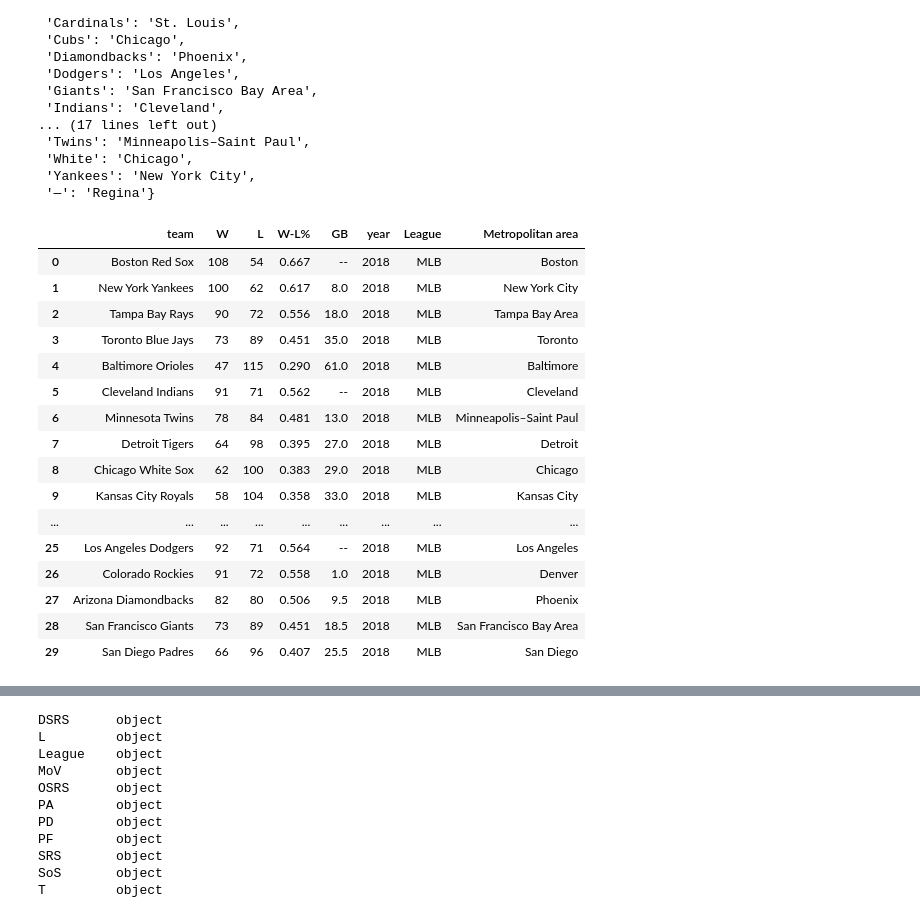
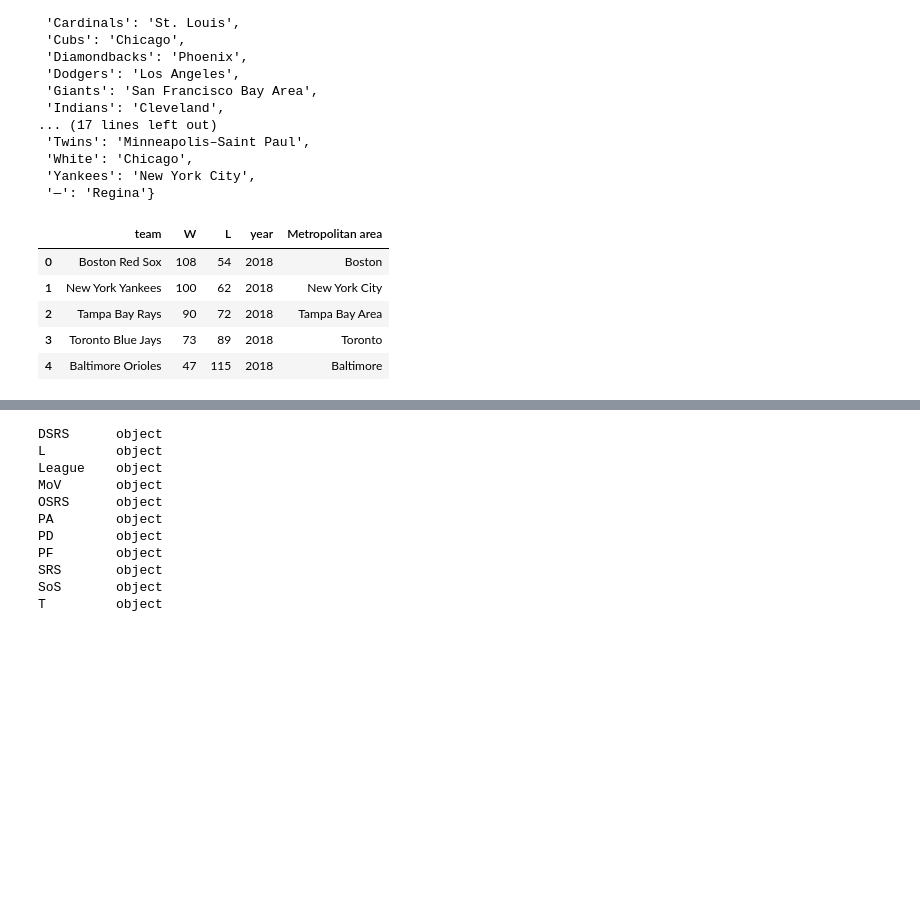
Before and after one commit to Aafaaq77/appliedDataSciencewithPython, a Jupyter notebook: P4DataScienceAssigment4.ipynb, the cells around one changed output, grey strips where cells are left out. Cells and saved outputs as stored; diff of their text form; code cells hidden in the pictures; blank space fills up the shorter version.

```diff
--- a/P4DataScienceAssigment4.ipynb
+++ b/P4DataScienceAssigment4.ipynb
@@ -531,3 +409,6 @@ mlb_df
+# %%
+cols = ['team', 'W', 'L', 'year']
+mlb_df = mlb_df[cols]
 # %%
 mlb_df.dtypes
 # %% [output]
@@ -602,25 +465,14 @@ def create_region(row):
 
 mlb_df['Metropolitan area'] = mlb_df.apply(create_region, axis=1)
 # %%
-mlb_df
+mlb_df.head()
 # %% [output]
-|  | team | W | L | W-L% | GB | year | League | Metropolitan area |
-| 0 | Boston Red Sox | 108 | 54 | 0.667 | -- | 2018 | MLB | Boston |
-| 1 | New York Yankees | 100 | 62 | 0.617 | 8.0 | 2018 | MLB | New York City |
-| 2 | Tampa Bay Rays | 90 | 72 | 0.556 | 18.0 | 2018 | MLB | Tampa Bay Area |
-| 3 | Toronto Blue Jays | 73 | 89 | 0.451 | 35.0 | 2018 | MLB | Toronto |
-| 4 | Baltimore Orioles | 47 | 115 | 0.290 | 61.0 | 2018 | MLB | Baltimore |
-| 5 | Cleveland Indians | 91 | 71 | 0.562 | -- | 2018 | MLB | Cleveland |
-| 6 | Minnesota Twins | 78 | 84 | 0.481 | 13.0 | 2018 | MLB | Minneapolis–Saint Paul |
-| 7 | Detroit Tigers | 64 | 98 | 0.395 | 27.0 | 2018 | MLB | Detroit |
-| 8 | Chicago White Sox | 62 | 100 | 0.383 | 29.0 | 2018 | MLB | Chicago |
-| 9 | Kansas City Royals | 58 | 104 | 0.358 | 33.0 | 2018 | MLB | Kansas City |
-| ... | ... | ... | ... | ... | ... | ... | ... | ... |
-| 25 | Los Angeles Dodgers | 92 | 71 | 0.564 | -- | 2018 | MLB | Los Angeles |
-| 26 | Colorado Rockies | 91 | 72 | 0.558 | 1.0 | 2018 | MLB | Denver |
-| 27 | Arizona Diamondbacks | 82 | 80 | 0.506 | 9.5 | 2018 | MLB | Phoenix |
-| 28 | San Francisco Giants | 73 | 89 | 0.451 | 18.5 | 2018 | MLB | San Francisco Bay Area |
-| 29 | San Diego Padres | 66 | 96 | 0.407 | 25.5 | 2018 | MLB | San Diego |
+|  | team | W | L | year | Metropolitan area |
+| 0 | Boston Red Sox | 108 | 54 | 2018 | Boston |
+| 1 | New York Yankees | 100 | 62 | 2018 | New York City |
+| 2 | Tampa Bay Rays | 90 | 72 | 2018 | Tampa Bay Area |
+| 3 | Toronto Blue Jays | 73 | 89 | 2018 | Toronto |
+| 4 | Baltimore Orioles | 47 | 115 | 2018 | Baltimore |
 # %%
 mlb_df['W/L'] = mlb_df['W'] / (mlb_df['W'] + mlb_df['L'])
 # %%
```
Also changed, not shown: parts of 94 cells of this notebook.
